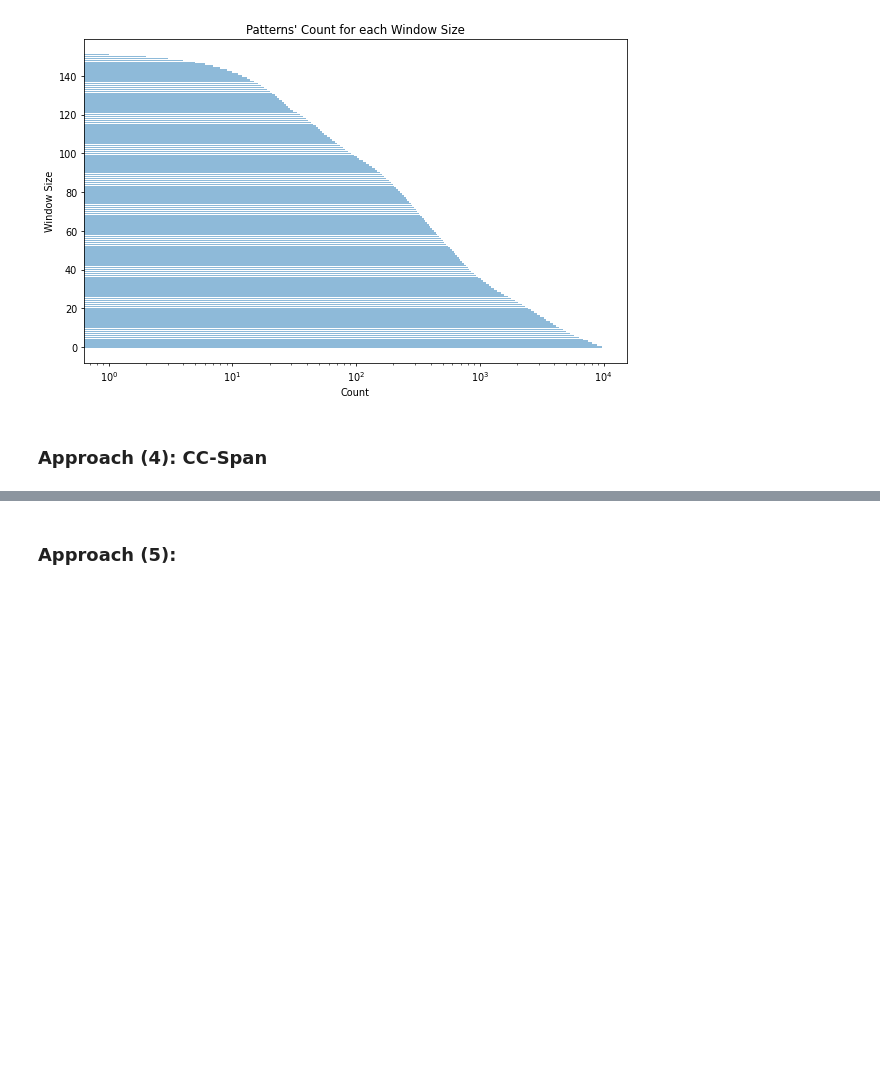
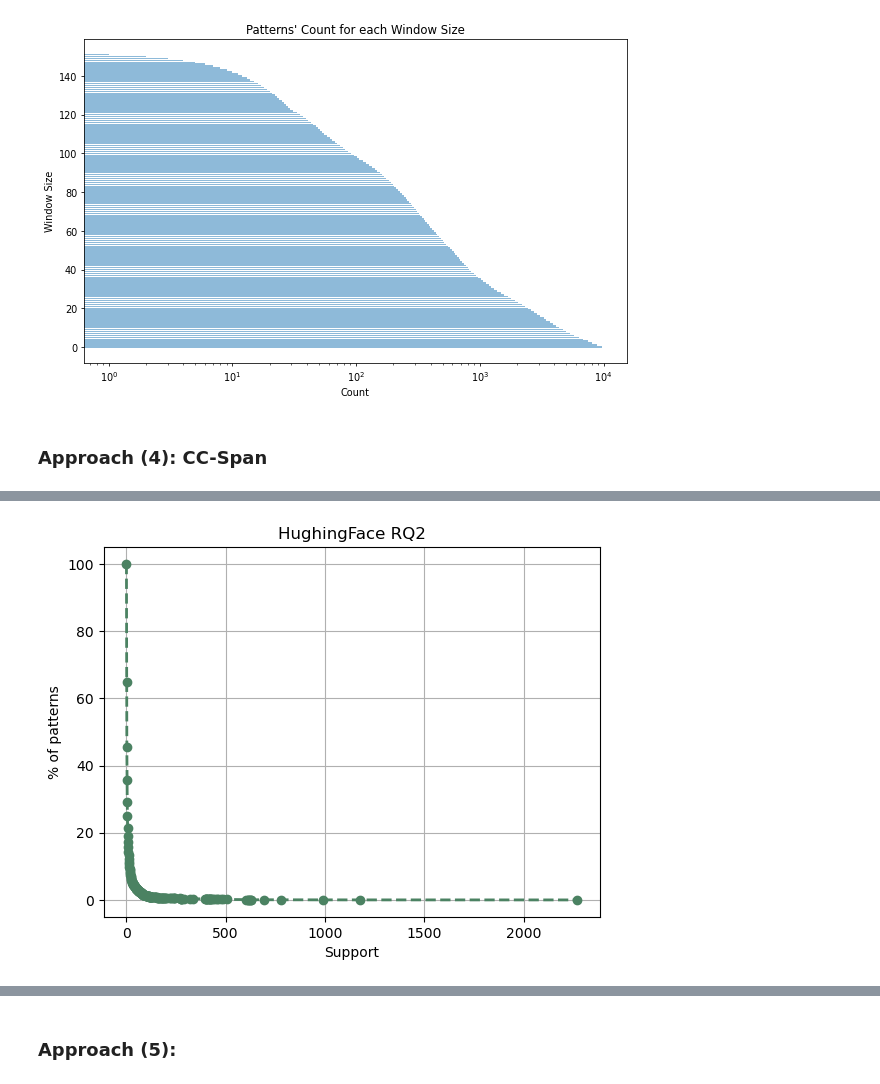
Before and after one commit to mooselab/ML_StackTrace, a Jupyter notebook: project_1_codes/Project_1_TF.ipynb, the cells around one changed output, grey strips where cells are left out. Cells and saved outputs as stored; diff of their text form; code cells hidden in the pictures; blank space fills up the shorter version.

```diff
--- a/project_1_codes/Project_1_TF.ipynb
+++ b/project_1_codes/Project_1_TF.ipynb
@@ -1097,7 +1100,7 @@ def append_to_dicc_new(dicc, vec_id, list_):
     return dicc
 # %%
 # Searching Pattern
-low = 10     # <~~~~~~~ define the lower bound threshold
+low = 1     # <~~~~~~~ define the lower bound threshold
 up = len(uniqe_dic)
 dicc = {}
 
@@ -1249,0 +1295,15 @@ print(CloConSeqGen_v3(dic_count, 5))
+# %%
+plt.plot(sup_x, per_len_sup_y, '--o', color='#4b8262', linewidth=2)
+
+plt.xlabel('Support')
+plt.ylabel('% of patterns')
+plt.title('HughingFace RQ2')
+# plt.text(60, .025, r'$\mu=100,\ \sigma=15$')
+
+# plt.xlim([1, sup_x[-1]])
+# plt.xticks([*range(1, sup_x[-1]+1)])
+
+plt.grid(True)
+plt.show()
+# %% [output]
+[figure, added]
```
Also changed, not shown: parts of 16 cells of this notebook, 40 other files.
